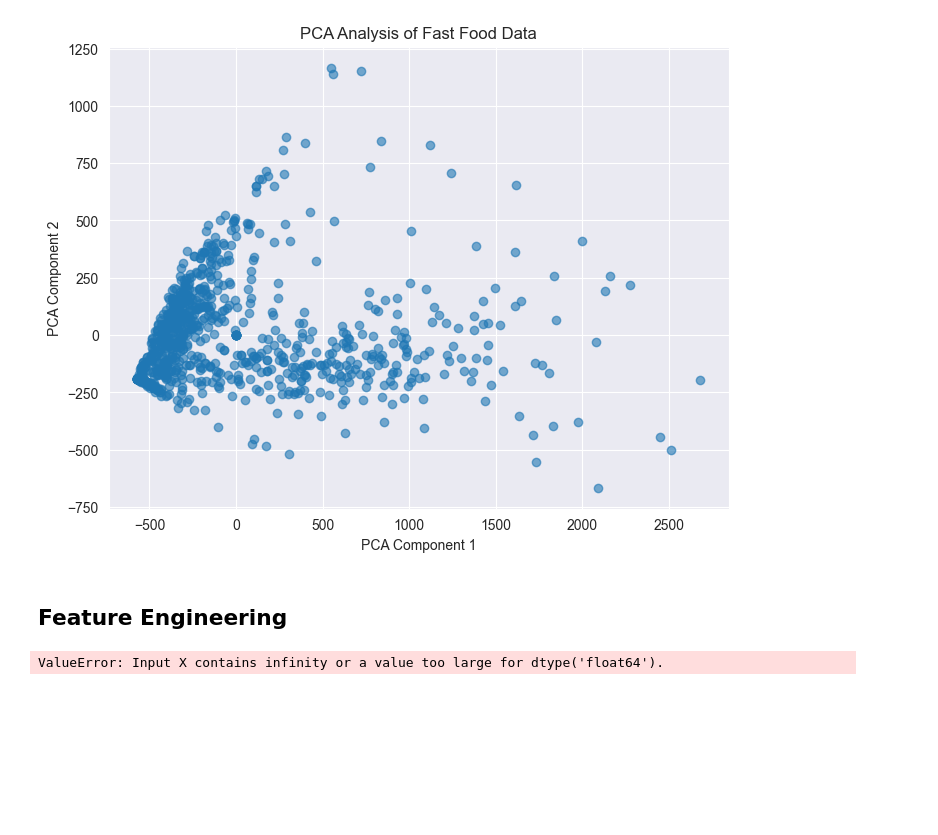
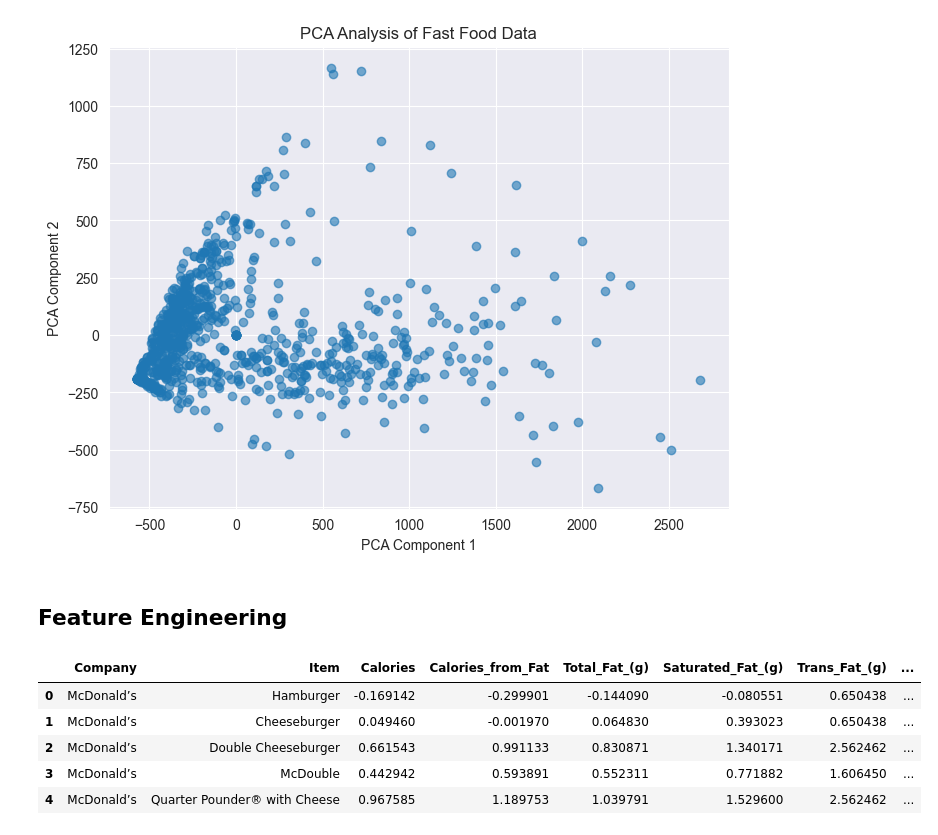
Before and after one commit to cr403/CS526, a Jupyter notebook: analysis.ipynb, the cells around one changed output. Saved outputs shown, nothing was run; the diff lists cells and outputs as text; code cells hidden in the pictures; blank space fills up the shorter version.

Commit message:
fixed the divide 0 error in feature engineering by replacing 0 with nan

```diff
--- a/analysis.ipynb
+++ b/analysis.ipynb
@@ -132,11 +129,19 @@ plt.show()
 # %%
 df["Calorie_Protein_Ratio"] = df["Calories"] / df["Protein_(g)"]
 df["Fat_Carb_Ratio"] = df["Total_Fat_(g)"] / df["Carbs_(g)"]
+
+df.replace([np.inf, -np.inf], np.nan, inplace=True)
+df.fillna(0, inplace=True)
 
 scaler = StandardScaler()
 num_features = df.select_dtypes(include=[np.number]).columns
 df[num_features] = scaler.fit_transform(df[num_features])
 
 df.head()
 # %% [output]
-ValueError: Input X contains infinity or a value too large for dtype('float64').
+|  | Company | Item | Calories | Calories_from_Fat | Total_Fat_(g) | Saturated_Fat_(g) | Trans_Fat_(g) | ... |
+| 0 | McDonald’s | Hamburger | -0.169142 | -0.299901 | -0.144090 | -0.080551 | 0.650438 | ... |
+| 1 | McDonald’s | Cheeseburger | 0.049460 | -0.001970 | 0.064830 | 0.393023 | 0.650438 | ... |
+| 2 | McDonald’s | Double Cheeseburger | 0.661543 | 0.991133 | 0.830871 | 1.340171 | 2.562462 | ... |
+| 3 | McDonald’s | McDouble | 0.442942 | 0.593891 | 0.552311 | 0.771882 | 1.606450 | ... |
+| 4 | McDonald’s | Quarter Pounder® with Cheese | 0.967585 | 1.189753 | 1.039791 | 1.529600 | 2.562462 | ... |
```
Also changed, not shown: parts of 1 cell of this notebook.
